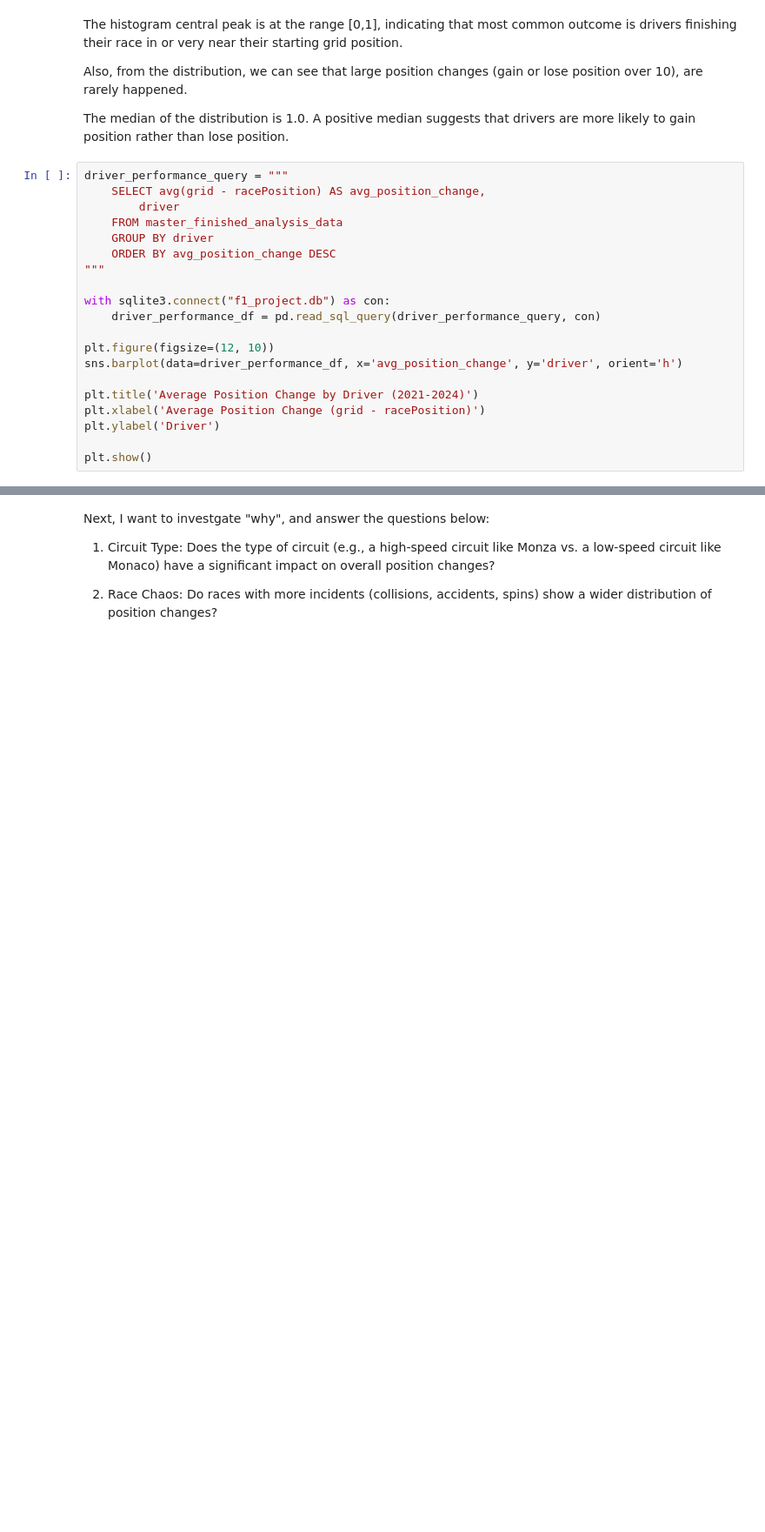
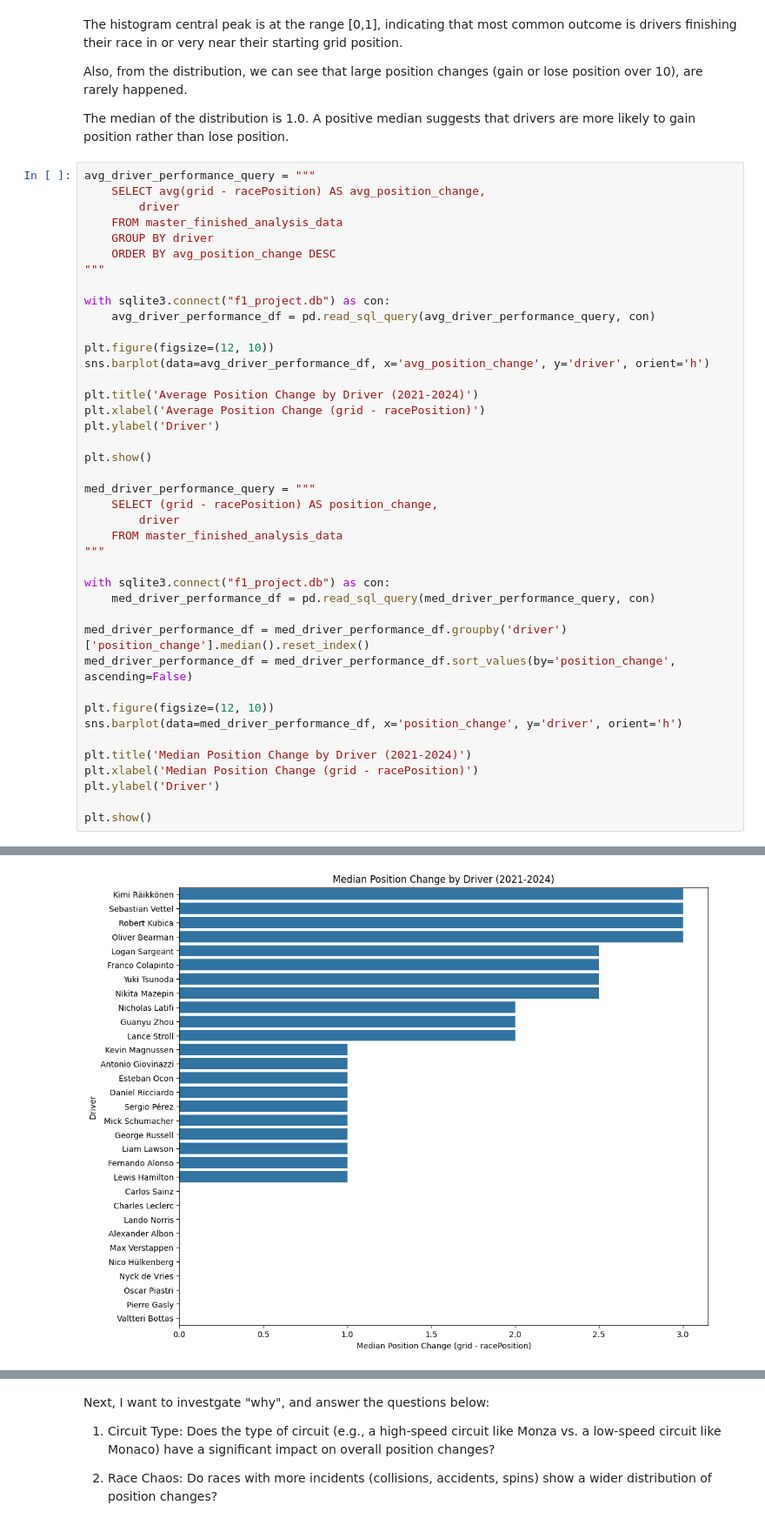
Before and after one commit to yicongyang216/F1_Analysis, a Jupyter notebook: F1_Analysis.ipynb, the cells around one changed output, grey strips where cells are left out. Shown: that part at 87% size. Cells and saved outputs as stored; diff of their text form; blank space fills up the shorter version.

```diff
--- a/F1_Analysis.ipynb
+++ b/F1_Analysis.ipynb
@@ -144,27 +144,49 @@ Also, from the distribution, we can see that large position changes (gain or los
 
 The median of the distribution is 1.0. A positive median suggests that drivers are more likely to gain position rather than lose position.
 # %%
-driver_performance_query = """
+avg_driver_performance_query = """
     SELECT avg(grid - racePosition) AS avg_position_change,
         driver
     FROM master_finished_analysis_data
     GROUP BY driver
     ORDER BY avg_position_change DESC
 """
 
 with sqlite3.connect("f1_project.db") as con:
-    driver_performance_df = pd.read_sql_query(driver_performance_query, con)
+    avg_driver_performance_df = pd.read_sql_query(avg_driver_performance_query, con)
 
 plt.figure(figsize=(12, 10))
-sns.barplot(data=driver_performance_df, x='avg_position_change', y='driver', orient='h')
+sns.barplot(data=avg_driver_performance_df, x='avg_position_change', y='driver', orient='h')
 
 plt.title('Average Position Change by Driver (2021-2024)')
 plt.xlabel('Average Position Change (grid - racePosition)')
 plt.ylabel('Driver')
 
 plt.show()
+
+med_driver_performance_query = """
+    SELECT (grid - racePosition) AS position_change,
+        driver
+    FROM master_finished_analysis_data
+"""
+
+with sqlite3.connect("f1_project.db") as con:
+    med_driver_performance_df = pd.read_sql_query(med_driver_performance_query, con)
+
+med_driver_performance_df = med_driver_performance_df.groupby('driver')['position_change'].median().reset_index()
+med_driver_performance_df = med_driver_performance_df.sort_values(by='position_change', ascending=False)
+
+plt.figure(figsize=(12, 10))
+sns.barplot(data=med_driver_performance_df, x='position_change', y='driver', orient='h')
+
+plt.title('Median Position Change by Driver (2021-2024)')
+plt.xlabel('Median Position Change (grid - racePosition)')
+plt.ylabel('Driver')
+
+plt.show()
 # %% [output]
 [figure]
+[figure, added]
 # %%
 driver_incident_counts_query = """
     SELECT driver, count(1) AS number_of_incidents
```
Also changed, not shown: parts of 1 cell of this notebook.
